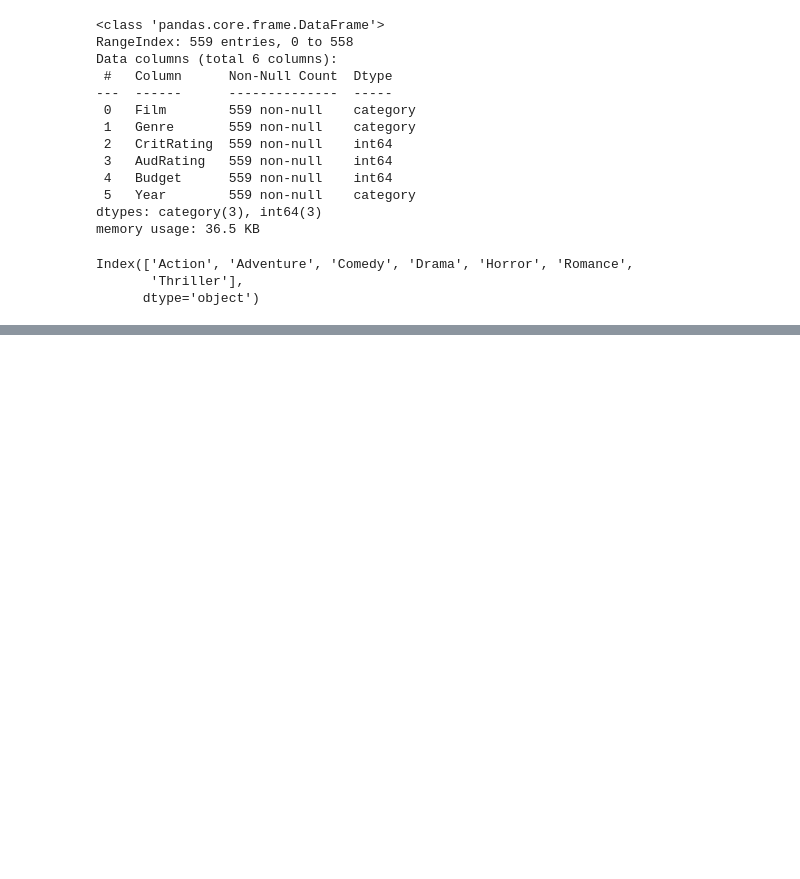
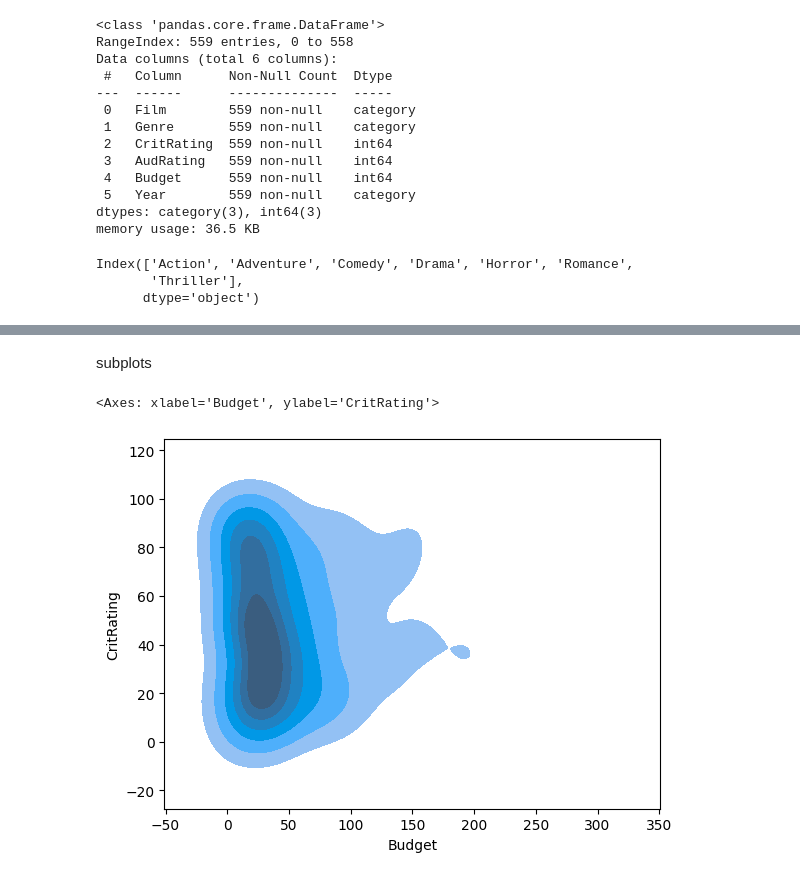
Before and after one commit to rmc3408/python, a Jupyter notebook: data-science/python-A-Z/visualizations.ipynb, the cells around one changed output, grey strips where cells are left out. Drawn from its saved outputs; the diff is of its cells as text; code cells hidden in the pictures; blank space fills up the shorter version.

```diff
--- a/data-science/python-A-Z/visualizations.ipynb
+++ b/data-science/python-A-Z/visualizations.ipynb
@@ -100,0 +101,7 @@ plt.hist(action_drama_budget, stacked=True, bins=15)
+# %% [markdown]
+subplots
+# %%
+sns.kdeplot(data, x='Budget', y='CritRating', fill=True, levels=7, thresh=.1)
+# %% [output]
+<Axes: xlabel='Budget', ylabel='CritRating'>
+[figure, added]
```
Also changed, not shown: parts of 7 cells of this notebook.
